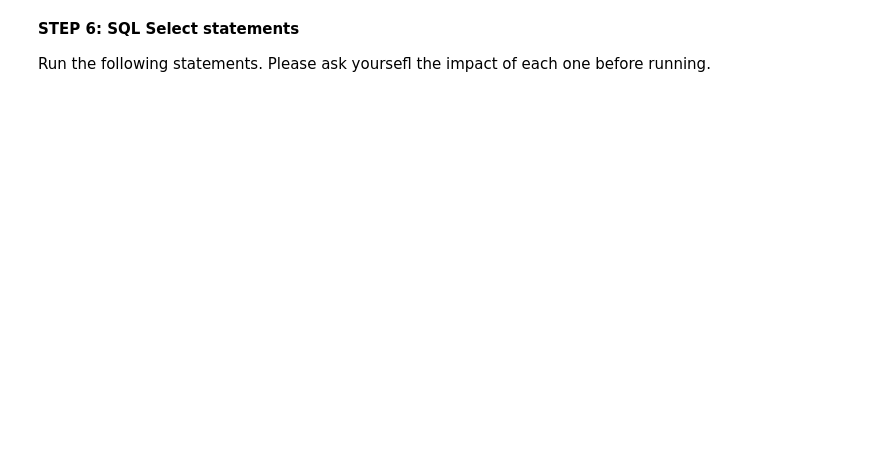
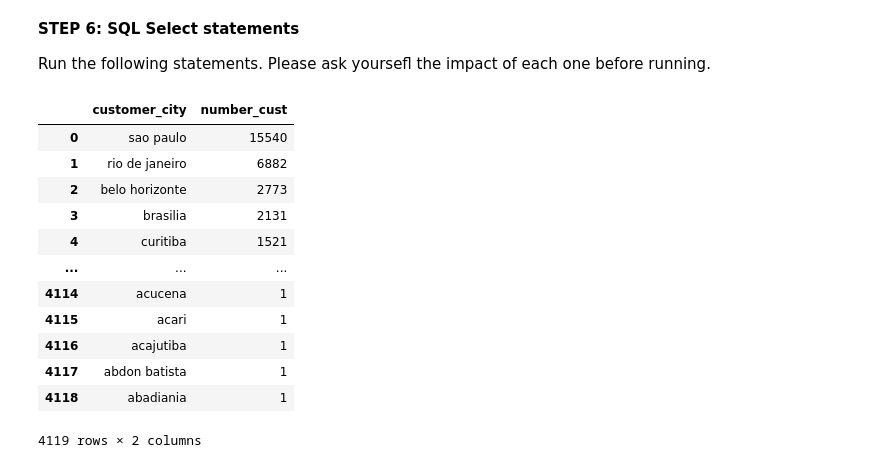
Before and after one commit to actclara/Data-Analyst-Portfolio-, a Jupyter notebook: SQLite_DB_DatSet.ipynb, the cells around one changed output. Drawn from its saved outputs; the diff is of its cells as text; code cells hidden in the pictures; blank space fills up the shorter version.

```diff
--- a/SQLite_DB_DatSet.ipynb
+++ b/SQLite_DB_DatSet.ipynb
@@ -234,11 +258,48 @@ print("Database Deleted - restart.")
 Run the following statements.  Please ask yoursefl the impact of each one before running.
 # %%
 #analyse the customer list. Think about how many customer, do they have duplicate names, take a look at the  data and bring some insight.
-#'olist_customers'
-#'olist_geolocation'
-#'olist_order_items'
-#'olist_order_payments'
-# 'olist_orders'
-#'olist_products'
-#'olist_sellers'
-#'product_category_translation'
+
+num_customers = pd.read_sql_query(
+    """
+select
+  count(*)
+from olist_customers
+    """,conn
+)
+
+num_distinct_customers = pd.read_sql_query(
+    """
+select
+  distinct(count(*) )
+from olist_customers
+    """,conn
+)
+
+
+customers_per_city = pd.read_sql_query(
+    """
+select
+  customer_city
+  ,count(*) as number_cust
+from
+  olist_customers
+group by 1
+order by 2 desc
+    """,conn
+)
+
+customers_per_city
+# %% [output]
+|  | customer_city | number_cust |
+| 0 | sao paulo | 15540 |
+| 1 | rio de janeiro | 6882 |
+| 2 | belo horizonte | 2773 |
+| 3 | brasilia | 2131 |
+| 4 | curitiba | 1521 |
+| ... | ... | ... |
+| 4114 | acucena | 1 |
+| 4115 | acari | 1 |
+| 4116 | acajutiba | 1 |
+| 4117 | abdon batista | 1 |
+| 4118 | abadiania | 1 |
+4119 rows × 2 columns
```
Also changed, not shown: parts of 10 cells of this notebook.
